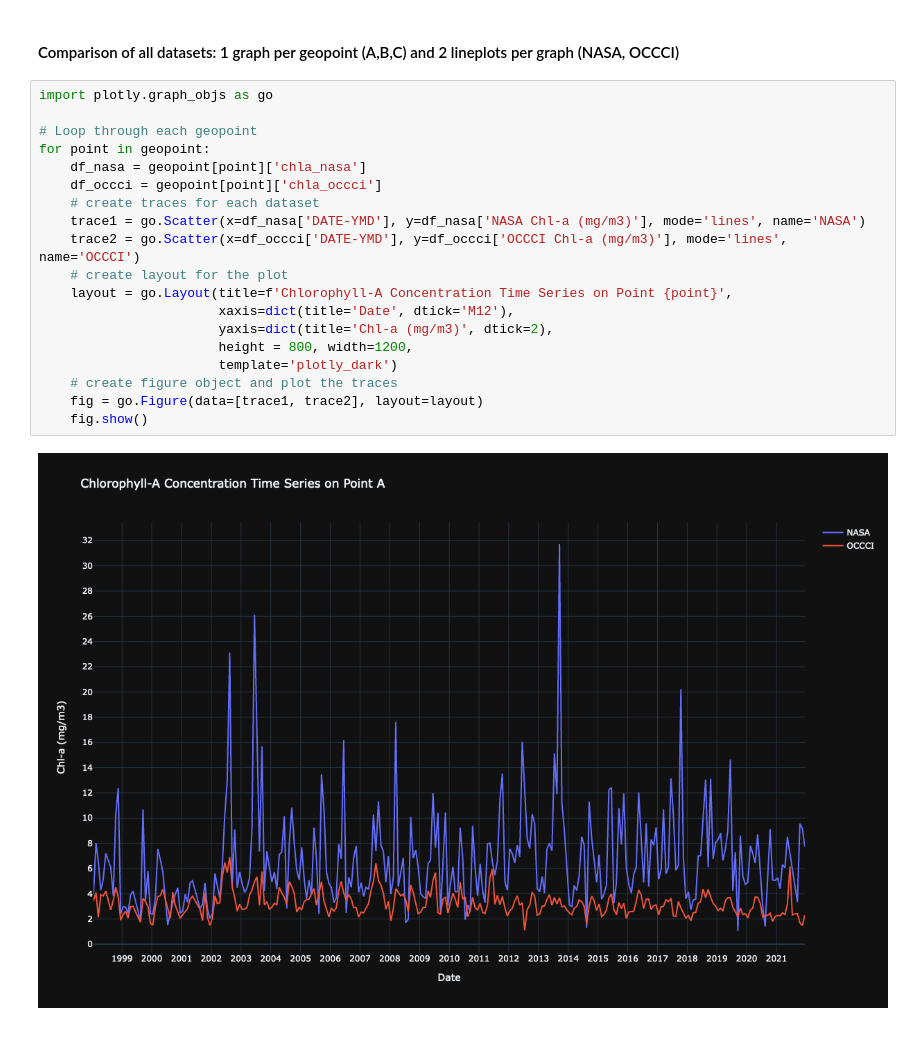
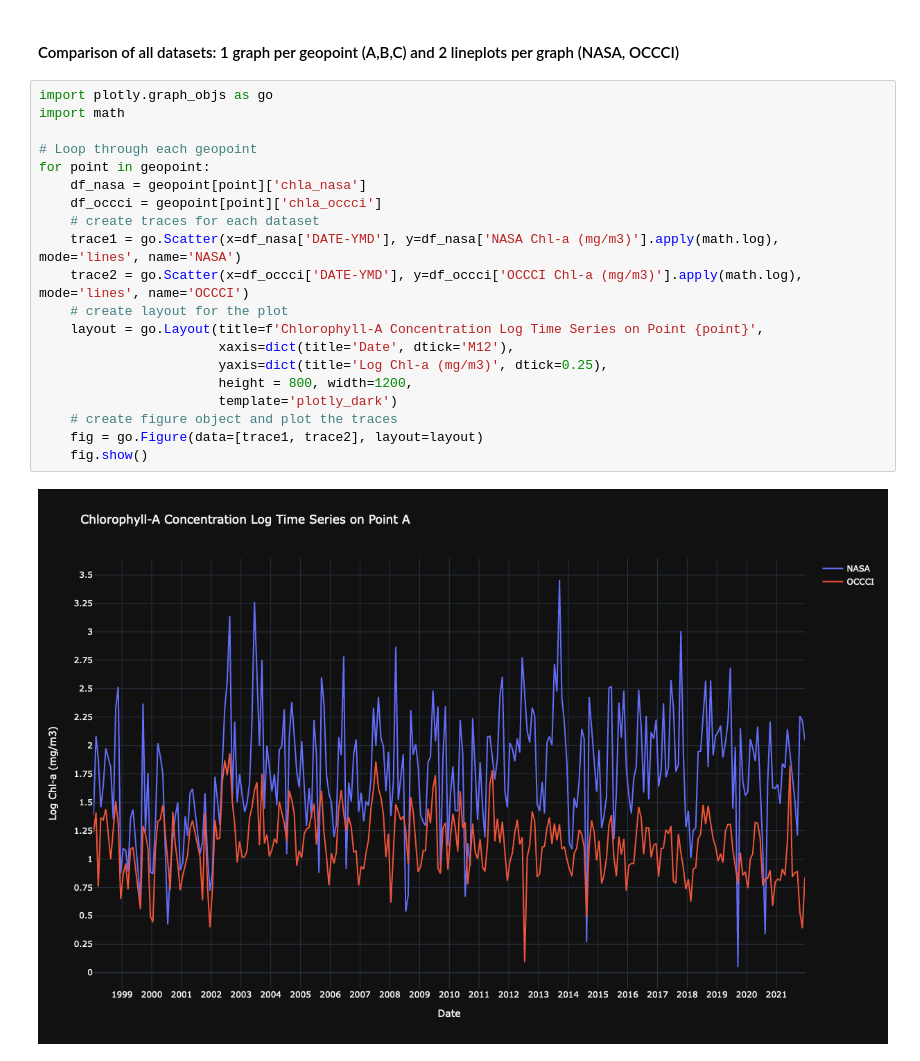
Before and after one commit to JAMota/CommunicatingDataScience, a Jupyter notebook: yash-r code/chla_analysis.ipynb, the cells around one changed output. Drawn from its saved outputs; the diff is of its cells as text.

```diff
--- a/yash-r code/chla_analysis.ipynb
+++ b/yash-r code/chla_analysis.ipynb
@@ -61,22 +61,23 @@ display(geopoint['B']['chla_occci'], geopoint['C']['chla_nasa'])
 #### Comparison of all datasets: 1 graph per geopoint (A,B,C) and 2 lineplots per graph (NASA, OCCCI)
 # %%
 import plotly.graph_objs as go
+import math
 
 # Loop through each geopoint
 for point in geopoint:
     df_nasa = geopoint[point]['chla_nasa']
     df_occci = geopoint[point]['chla_occci']
     # create traces for each dataset
-    trace1 = go.Scatter(x=df_nasa['DATE-YMD'], y=df_nasa['NASA Chl-a (mg/m3)'], mode='lines', name='NASA')
-    trace2 = go.Scatter(x=df_occci['DATE-YMD'], y=df_occci['OCCCI Chl-a (mg/m3)'], mode='lines', name='OCCCI')
+    trace1 = go.Scatter(x=df_nasa['DATE-YMD'], y=df_nasa['NASA Chl-a (mg/m3)'].apply(math.log), mode='lines', name='NASA')
+    trace2 = go.Scatter(x=df_occci['DATE-YMD'], y=df_occci['OCCCI Chl-a (mg/m3)'].apply(math.log), mode='lines', name='OCCCI')
     # create layout for the plot
-    layout = go.Layout(title=f'Chlorophyll-A Concentration Time Series on Point {point}',
+    layout = go.Layout(title=f'Chlorophyll-A Concentration Log Time Series on Point {point}',
                        xaxis=dict(title='Date', dtick='M12'),
-                       yaxis=dict(title='Chl-a (mg/m3)', dtick=2),
+                       yaxis=dict(title='Log Chl-a (mg/m3)', dtick=0.25),
                        height = 800, width=1200,
                        template='plotly_dark')
     # create figure object and plot the traces
     fig = go.Figure(data=[trace1, trace2], layout=layout)
     fig.show()
 # %% [output]
-[figure, old version]
+[figure, new version]
```
Also changed, not shown: parts of 1 cell of this notebook, 2 other files.
